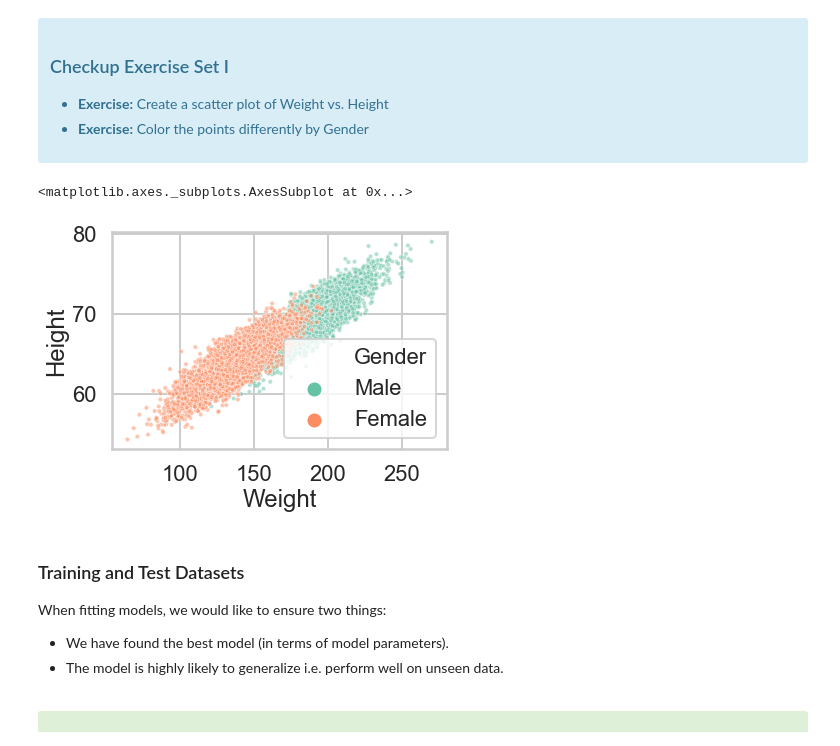
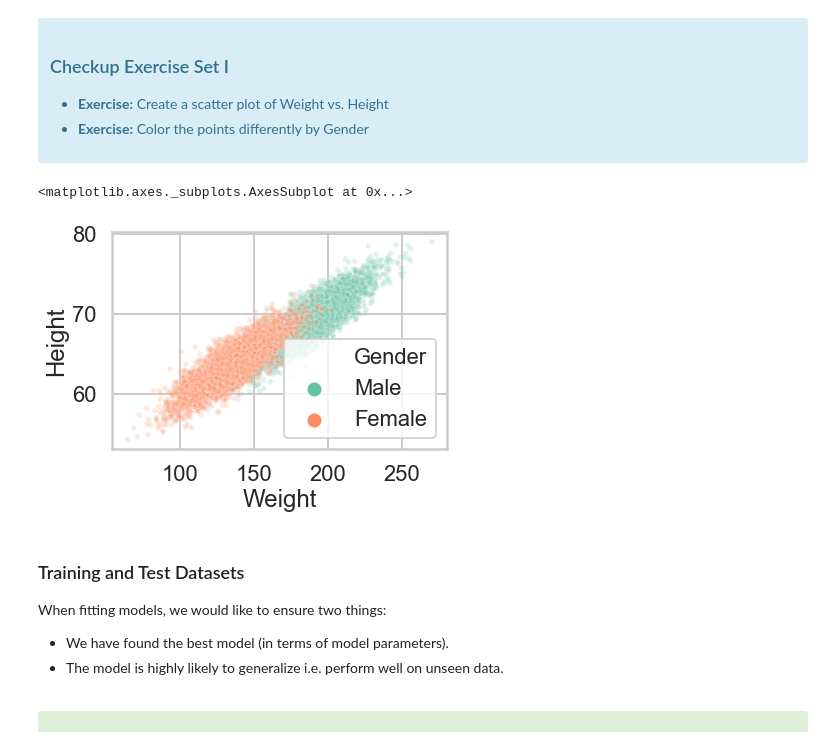
Before and after one commit to amythemirror/Springboard, a Jupyter notebook: Case Study - Logistic Regression/Springboard Logistic Regression Advanced Case Study.ipynb, the cells around one changed output. Drawn from its saved outputs; the diff is of its cells as text; code cells hidden in the pictures.

```diff
--- a/Case Study - Logistic Regression/Springboard Logistic Regression Advanced Case Study.ipynb
+++ b/Case Study - Logistic Regression/Springboard Logistic Regression Advanced Case Study.ipynb
@@ -122,10 +126,10 @@ with the "response" or "label" $y$ as a plain array of 0s and 1s for binary clas
 </div>
 # %%
 # your turn
-sns.scatterplot(dflog.Weight, dflog.Height, data=dflog, hue='Gender', palette="Set2", alpha=0.5, s=20)
+sns.scatterplot(dflog.Weight, dflog.Height, data=dflog, hue='Gender', palette="Set2", alpha=0.2, s=30)
 # %% [output]
 <matplotlib.axes._subplots.AxesSubplot at 0x...>
-[figure, old version]
+[figure, new version]
 # %% [markdown]
 ### Training and Test Datasets
 
```
Also changed, not shown: parts of 14 cells of this notebook.
